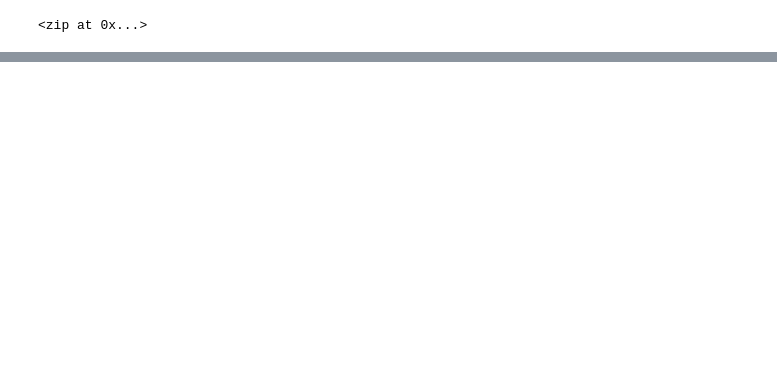
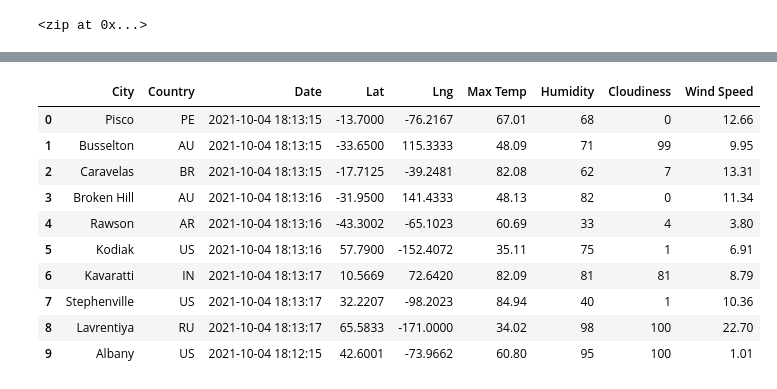
Before and after one commit to Kevin-Cutler/World_Weather_Analysis, a Jupyter notebook: WeatherPy.ipynb, the cells around one changed output, grey strips where cells are left out. Drawn from its saved outputs; the diff is of its cells as text; code cells hidden in the pictures; blank space fills up the shorter version.

Commit message:
Modifying .gitignore and adding WeatherPy file

```diff
--- a/WeatherPy.ipynb
+++ b/WeatherPy.ipynb
@@ -5,0 +16,5 @@ import numpy as np
+# %%
+# Create a practice set of random latitude and longitude combinations.
+x = [25.12903645, 25.92017388, 26.62509167, -59.98969384, 37.30571269]
+y = [-67.59741259, 11.09532135, 74.84233102, -76.89176677, -61.13376282]
+coordinates = zip(x, y)
@@ -5,0 +35,4 @@ import numpy as np
+# %%
+# Starting URL for Weather Map API Call.
+url = "http://api.openweathermap.org/data/2.5/weather?units=Imperial&APPID=" + weather_api_key
+print(url)
@@ -5,0 +41,8 @@ import numpy as np
+# %%
+# Create an endpoint URL for a city.
+city_url = url + "&q=" + "Boston"
+city_weather = requests.get(city_url)
+if city_weather.status_code == 200:
+    print(f"City Weather found.")
+else:
+    print(f"City weather not found.")
@@ -20,5 +85,0 @@ from citipy import citipy
-# %%
-# Use the tuple() function to display the latitude and longitude combinations.
-for coordinate in coordinates:
-    print(citipy.nearest_city(coordinate[0], coordinate[1]).city_name,
-          citipy.nearest_city(coordinate[0], coordinate[1]).country_code)
@@ -56,0 +180,18 @@ len(cities)
+# %%
+# Convert the array of dictionaries to a Pandas DataFrame.
+city_data_df = pd.DataFrame(city_data)
+new_column_order = ['City', 'Country', 'Date', 'Lat', 'Lng', 'Max Temp', 'Humidity', 'Cloudiness', 'Wind Speed']
+city_data_df = city_data_df[new_column_order]
+city_data_df.head(10)
+# %% [output]
+|  | City | Country | Date | Lat | Lng | Max Temp | Humidity | Cloudiness | Wind Speed |
+| 0 | Pisco | PE | 2021-10-04 18:13:15 | -13.7000 | -76.2167 | 67.01 | 68 | 0 | 12.66 |
+| 1 | Busselton | AU | 2021-10-04 18:13:15 | -33.6500 | 115.3333 | 48.09 | 71 | 99 | 9.95 |
+| 2 | Caravelas | BR | 2021-10-04 18:13:15 | -17.7125 | -39.2481 | 82.08 | 62 | 7 | 13.31 |
+| 3 | Broken Hill | AU | 2021-10-04 18:13:16 | -31.9500 | 141.4333 | 48.13 | 82 | 0 | 11.34 |
+| 4 | Rawson | AR | 2021-10-04 18:13:16 | -43.3002 | -65.1023 | 60.69 | 33 | 4 | 3.80 |
+| 5 | Kodiak | US | 2021-10-04 18:13:16 | 57.7900 | -152.4072 | 35.11 | 75 | 1 | 6.91 |
+| 6 | Kavaratti | IN | 2021-10-04 18:13:17 | 10.5669 | 72.6420 | 82.09 | 81 | 81 | 8.79 |
+| 7 | Stephenville | US | 2021-10-04 18:13:17 | 32.2207 | -98.2023 | 84.94 | 40 | 1 | 10.36 |
+| 8 | Lavrentiya | RU | 2021-10-04 18:13:17 | 65.5833 | -171.0000 | 34.02 | 98 | 100 | 22.70 |
+| 9 | Albany | US | 2021-10-04 18:12:15 | 42.6001 | -73.9662 | 60.80 | 95 | 100 | 1.01 |
```
Also changed, not shown: parts of 16 cells of this notebook, 3 other files.
